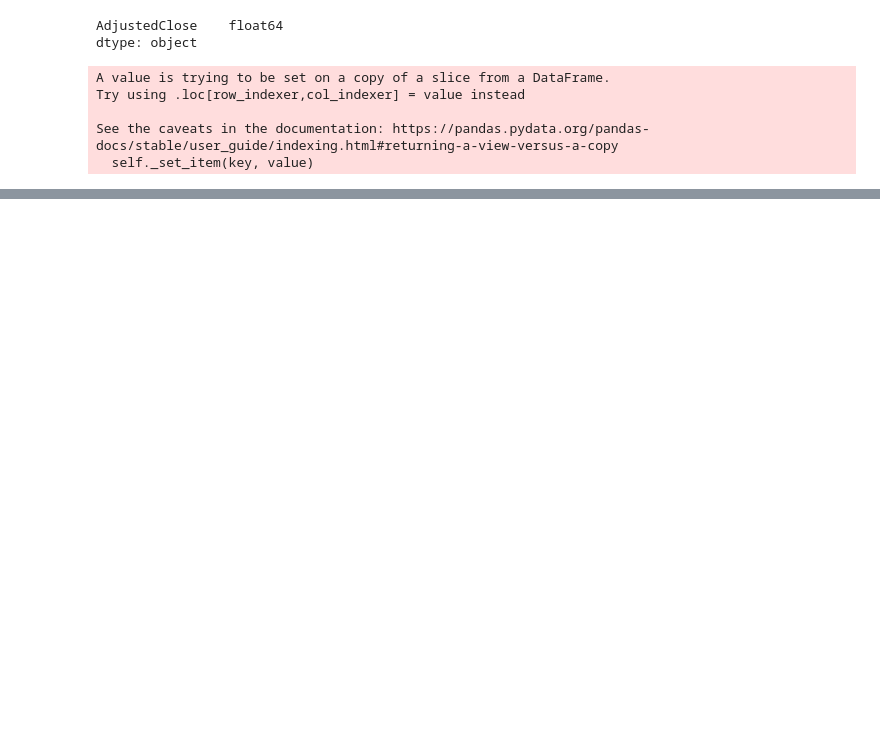
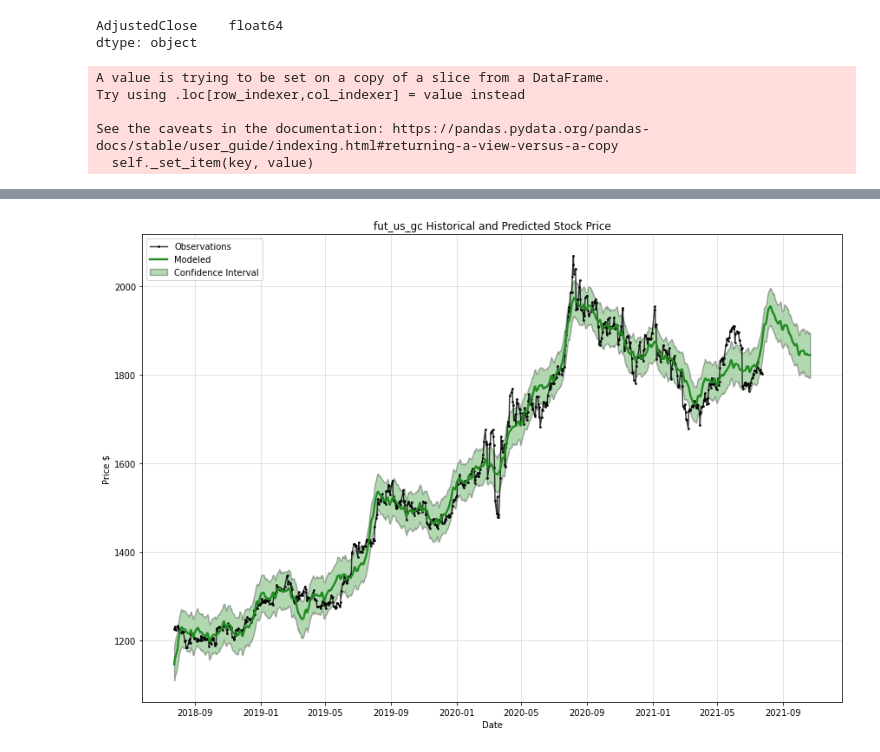
Before and after one commit to sravzpublic/training, a Jupyter notebook: training-py/Prophet Model Analysis.ipynb, the cells around one changed output, grey strips where cells are left out. Saved outputs shown, nothing was run; the diff lists cells and outputs as text; code cells hidden in the pictures; blank space fills up the shorter version.

```diff
--- a/training-py/Prophet Model Analysis.ipynb
+++ b/training-py/Prophet Model Analysis.ipynb
@@ -9,14 +9,14 @@ from src import asset
 from src import stocker
 
 ae = asset.engine()
-price_df = ae.get_historical_price('fut_gold')[['AdjustedClose']]
+price_df = ae.get_historical_price('fut_us_gc')[['AdjustedClose']]
 price_df.head()
 price_df.dtypes
 # %% [output]
 AdjustedClose    float64
 dtype: object
 # %%
-stocker.create_stocker_tear_sheet('fut_gold', stocker.CHART_TYPE_CREATE_PROPHET_MODEL, returns_df = price_df, number_of_years_back = 10)
+stocker.create_stocker_tear_sheet('fut_us_gc', stocker.CHART_TYPE_CREATE_PROPHET_MODEL, returns_df = price_df, number_of_years_back = 10)
 # %% [output]
 A value is trying to be set on a copy of a slice from a DataFrame.
 Try using .loc[row_indexer,col_indexer] = value instead
@@ -44 +43,2 @@ Predicted Price on 2021-10-21 00:00:00 = $1844.92
+[figure, added]
 # %%
```
Also changed, not shown: parts of 6 cells of this notebook, 5 other files.
